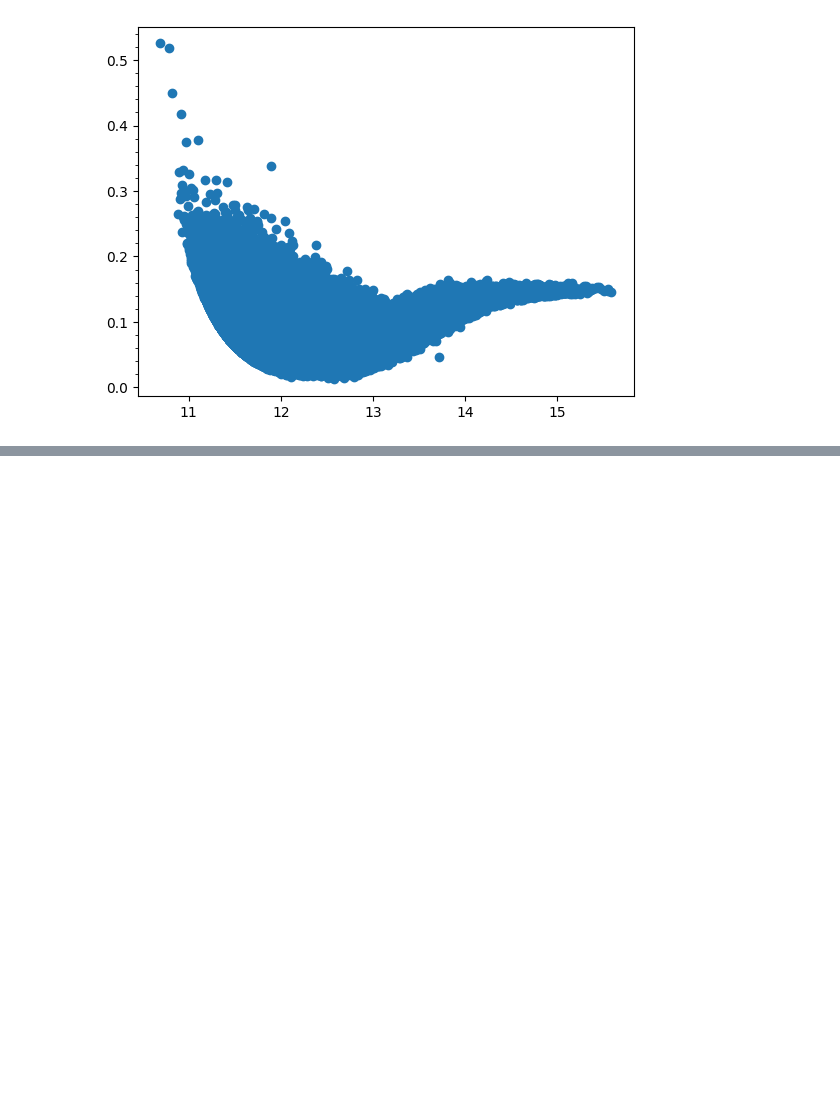
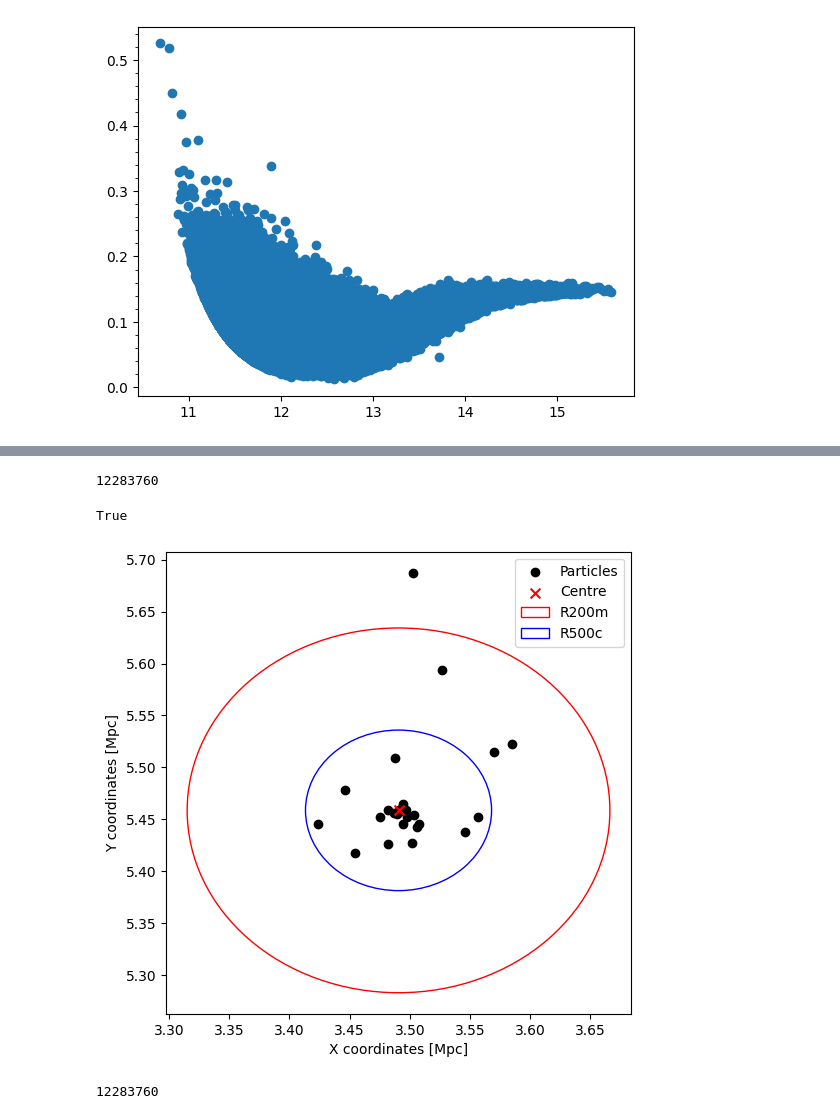
Before and after one commit to TimvdVuurst/MRP_vdvuurst, a Jupyter notebook: FirstTests.ipynb, the cells around one changed output, grey strips where cells are left out. Saved outputs shown, nothing was run; the diff lists cells and outputs as text; code cells hidden in the pictures; blank space fills up the shorter version.

```diff
--- a/FirstTests.ipynb
+++ b/FirstTests.ipynb
@@ -54,0 +82,22 @@ plt.show()
+# %%
+## Example 4
+import os
+
+path_DMO = "/net/hypernova/data2/FLAMINGO/L1000N1800/DMO_FIDUCIAL/SOAP-HBT/halo_properties_0077.hdf5"
+with h5py.File(path_DMO, "r") as handle:
+    # M200m = handle["SO/200_mean/TotalMass"][:]*1e10 #mass is stored in units of 1e10 solar masses
+    R200m = handle["SO/200_mean/SORadius"][:][0] #radii, centres and positions are in Mpc
+    R500c = handle["SO/500_crit/SORadius"][:][0]
+    centre = handle["InputHalos/HaloCentre"][...][0]
+    HaloCatalogueIndex=handle["InputHalos/HaloCatalogueIndex"][:][0] # To match to particles
+
+print(HaloCatalogueIndex)
+
+snapshot_path = "/net/hypernova/data2/FLAMINGO/L1000N1800/DMO_FIDUCIAL/snapshots/flamingo_0077"
+membership_path = "/net/hypernova/data2/FLAMINGO/L1000N1800/DMO_FIDUCIAL/SOAP-HBT/membership_0077"
+# %% [output]
+12283760
+# %%
+hasattr([],'__iter__')
+# %% [output]
+True
@@ -54,0 +153,21 @@ plt.show()
+# %%
+Particle_Coords = extract_galaxy_particles(snapshot_path, membership_path)
+x,y,z = Particle_Coords.T
+centre_x,centre_y,centre_z = centre
+
+from matplotlib import patches
+
+fig,ax = plt.subplots(figsize=(6,6))
+ax.scatter(x,y,c='black',label='Particles')
+ax.scatter(centre_x,centre_y,marker='x',c='red',s=50,zorder=10,label='Centre')
+
+Circle_200m = patches.Circle(xy = (centre_x,centre_y),radius = R200m, color='red',fill=False,label='R200m')
+Circle_500c = patches.Circle(xy = (centre_x,centre_y),radius = R500c, color='blue',fill=False,label='R500c')
+ax.add_patch(Circle_200m)
+ax.add_patch(Circle_500c)
+
+ax.set(xlabel='X coordinates [Mpc]',ylabel = 'Y coordinates [Mpc]')
+plt.legend()
+plt.show()
+# %% [output]
+[figure, added]
@@ -54,0 +198,9 @@ plt.show()
+# %%
+snapshot_path_HYDRO = "/net/hypernova/data2/FLAMINGO/L1000N1800/HYDRO_FIDUCIAL/snapshots/flamingo_0077"
+membership_path_HYDRO = "/net/hypernova/data2/FLAMINGO/L1000N1800/HYDRO_FIDUCIAL/SOAP-HBT/membership_0077"
+
+#Calling the function multiple times is slow since you open the files into memory 2x as often as needed
+# DMCoords = extract_galaxy_particles(snapshot_path_HYDRO, membership_path_HYDRO, PartType = 1, HaloCatalogueIndex = HaloCatalogueIndex)
+# StarCoords = extract_galaxy_particles(snapshot_path_HYDRO, membership_path_HYDRO, PartType = 4, HaloCatalogueIndex = HaloCatalogueIndex)
+# %% [output]
+12283760
```
Also changed, not shown: parts of 8 cells of this notebook, 3 other files.
